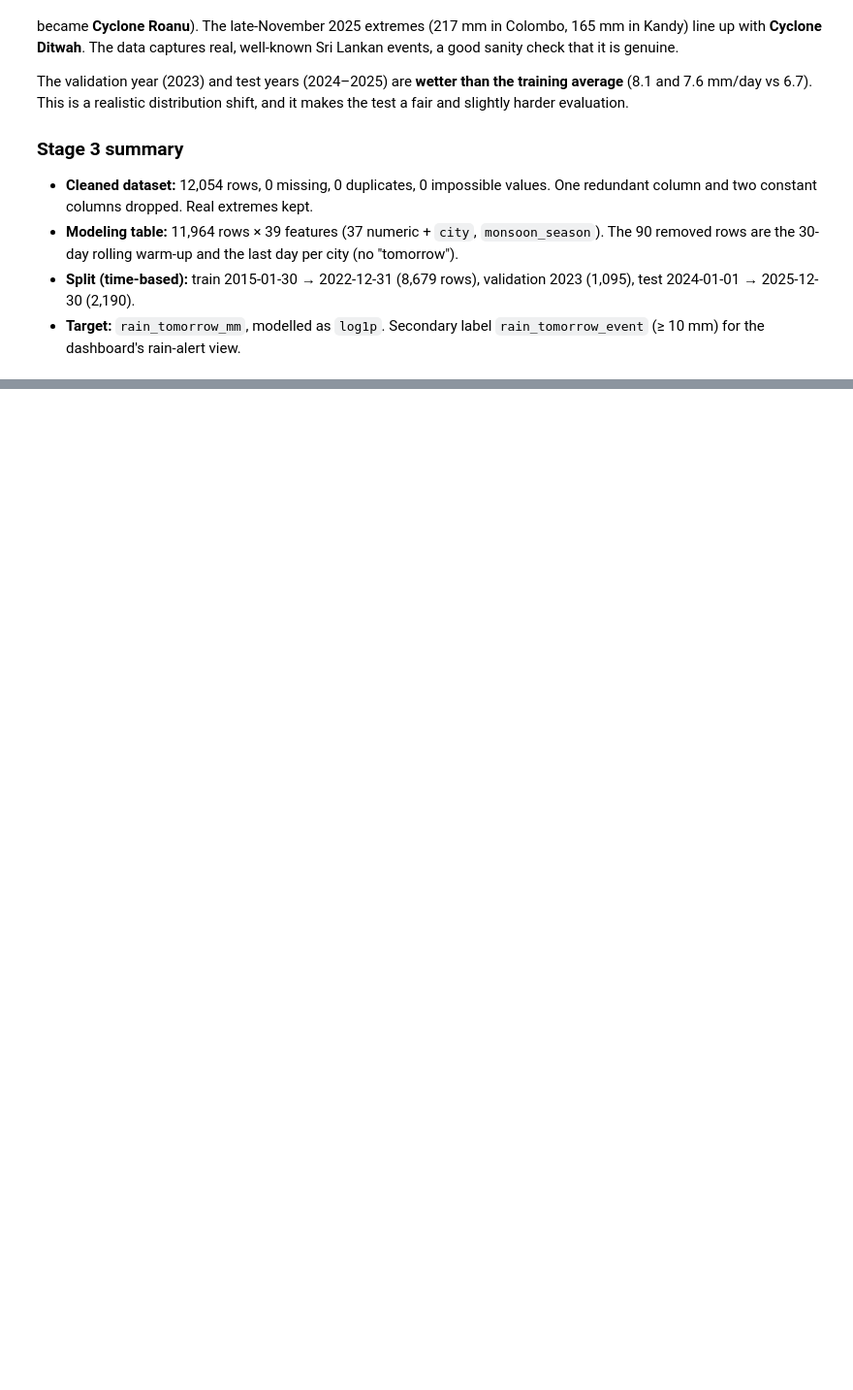
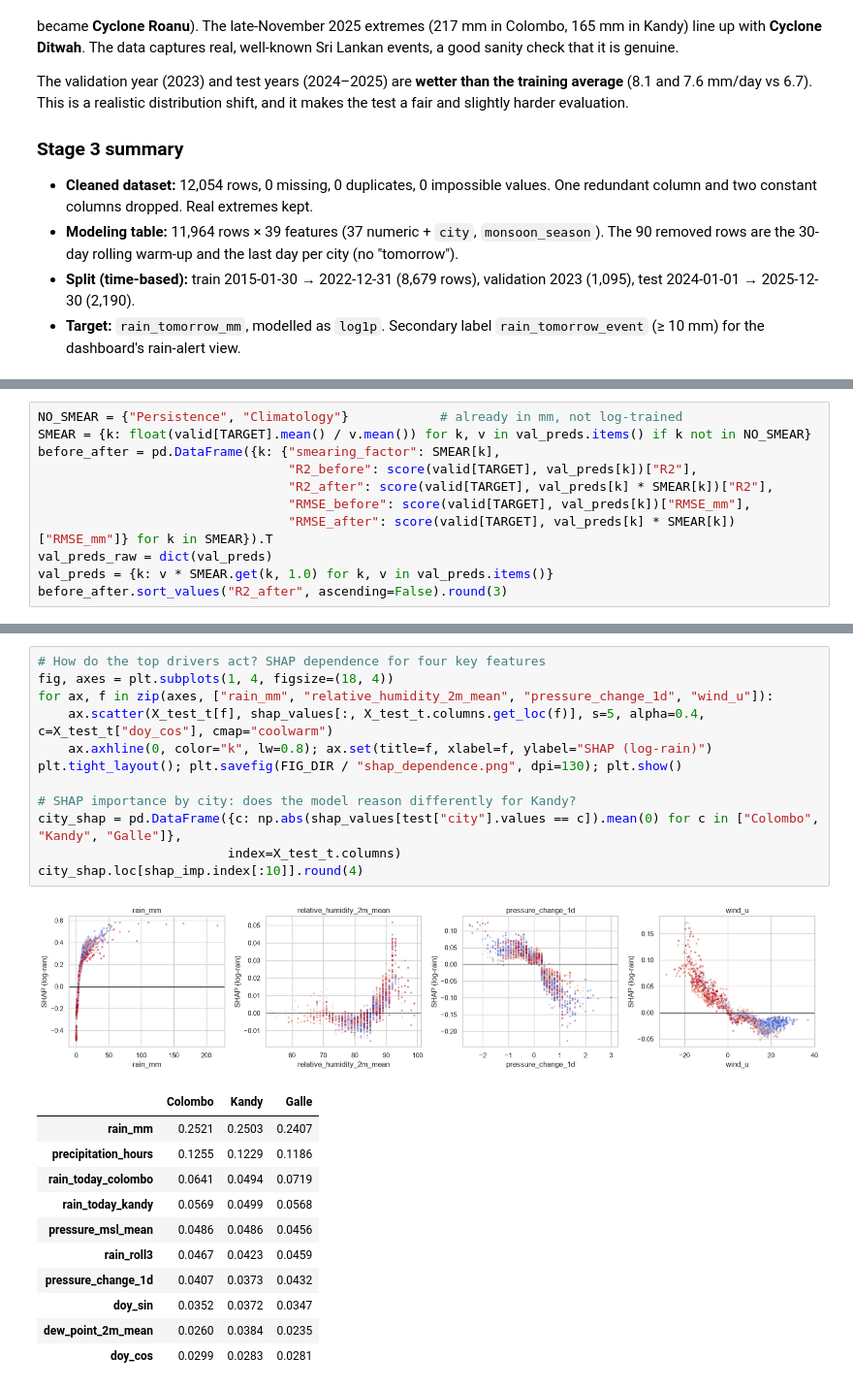
Before and after one commit to SinethNR/sl-rainfall-ensemble, a Jupyter notebook: ensemble_analysis.ipynb, the cells around one changed output, grey strips where cells are left out. Shown at 97% size. Cells and saved outputs as stored; diff of their text form; blank space fills up the shorter version.

```diff
--- a/ensemble_analysis.ipynb
+++ b/ensemble_analysis.ipynb
@@ -439,0 +644,11 @@ _To be completed in the next stage._
+# %%
+NO_SMEAR = {"Persistence", "Climatology"}            # already in mm, not log-trained
+SMEAR = {k: float(valid[TARGET].mean() / v.mean()) for k, v in val_preds.items() if k not in NO_SMEAR}
+before_after = pd.DataFrame({k: {"smearing_factor": SMEAR[k],
+                                 "R2_before": score(valid[TARGET], val_preds[k])["R2"],
+                                 "R2_after": score(valid[TARGET], val_preds[k] * SMEAR[k])["R2"],
+                                 "RMSE_before": score(valid[TARGET], val_preds[k])["RMSE_mm"],
+                                 "RMSE_after": score(valid[TARGET], val_preds[k] * SMEAR[k])["RMSE_mm"]} for k in SMEAR}).T
+val_preds_raw = dict(val_preds)
+val_preds = {k: v * SMEAR.get(k, 1.0) for k, v in val_preds.items()}
+before_after.sort_values("R2_after", ascending=False).round(3)
@@ -439,0 +898,25 @@ _To be completed in the next stage._
+# %%
+# How do the top drivers act? SHAP dependence for four key features
+fig, axes = plt.subplots(1, 4, figsize=(18, 4))
+for ax, f in zip(axes, ["rain_mm", "relative_humidity_2m_mean", "pressure_change_1d", "wind_u"]):
+    ax.scatter(X_test_t[f], shap_values[:, X_test_t.columns.get_loc(f)], s=5, alpha=0.4, c=X_test_t["doy_cos"], cmap="coolwarm")
+    ax.axhline(0, color="k", lw=0.8); ax.set(title=f, xlabel=f, ylabel="SHAP (log-rain)")
+plt.tight_layout(); plt.savefig(FIG_DIR / "shap_dependence.png", dpi=130); plt.show()
+
+# SHAP importance by city: does the model reason differently for Kandy?
+city_shap = pd.DataFrame({c: np.abs(shap_values[test["city"].values == c]).mean(0) for c in ["Colombo", "Kandy", "Galle"]},
+                         index=X_test_t.columns)
+city_shap.loc[shap_imp.index[:10]].round(4)
+# %% [output]
+[figure, added]
+|  | Colombo | Kandy | Galle |
+| rain_mm | 0.2521 | 0.2503 | 0.2407 |
+| precipitation_hours | 0.1255 | 0.1229 | 0.1186 |
+| rain_today_colombo | 0.0641 | 0.0494 | 0.0719 |
+| rain_today_kandy | 0.0569 | 0.0499 | 0.0568 |
+| pressure_msl_mean | 0.0486 | 0.0486 | 0.0456 |
+| rain_roll3 | 0.0467 | 0.0423 | 0.0459 |
+| pressure_change_1d | 0.0407 | 0.0373 | 0.0432 |
+| doy_sin | 0.0352 | 0.0372 | 0.0347 |
+| dew_point_2m_mean | 0.0260 | 0.0384 | 0.0235 |
+| doy_cos | 0.0299 | 0.0283 | 0.0281 |
```
Also changed, not shown: parts of 35 cells of this notebook, 22 other files.
